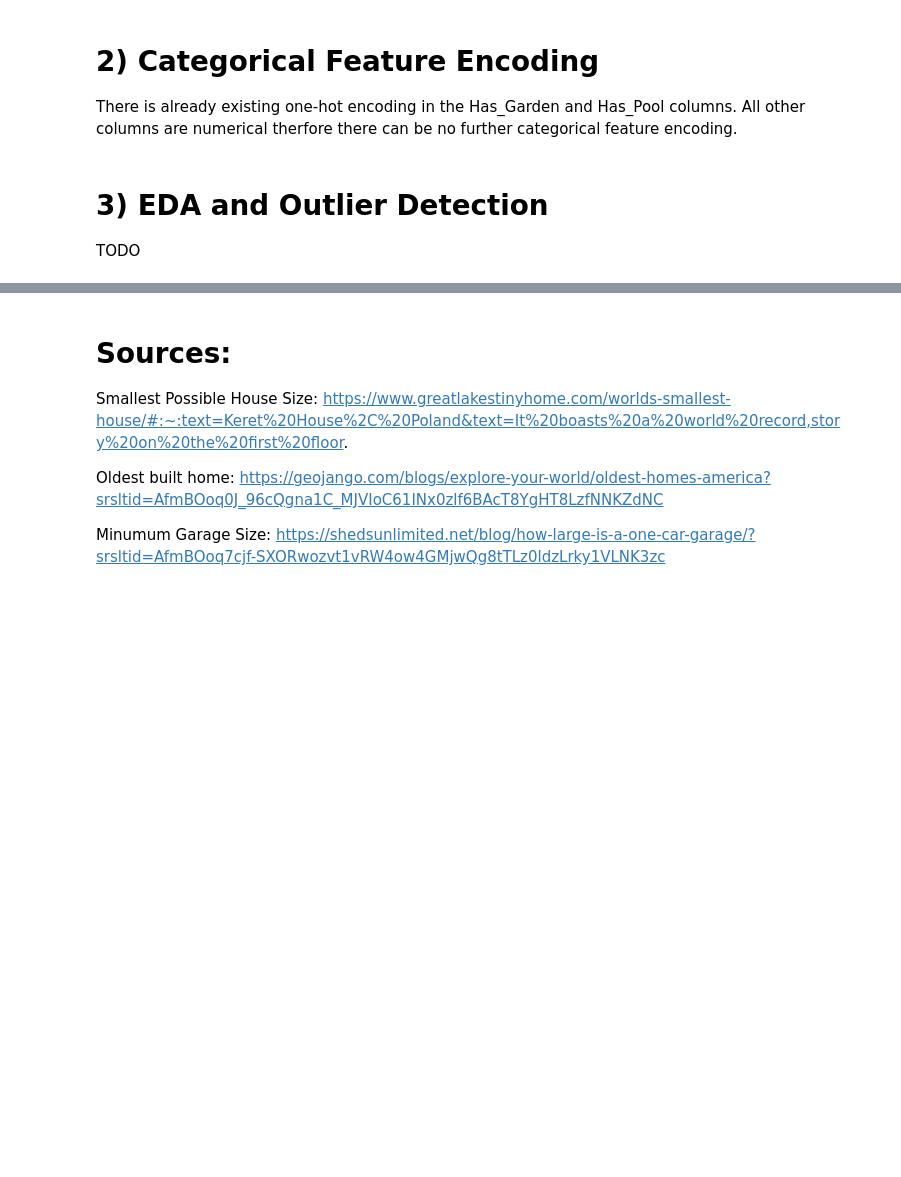
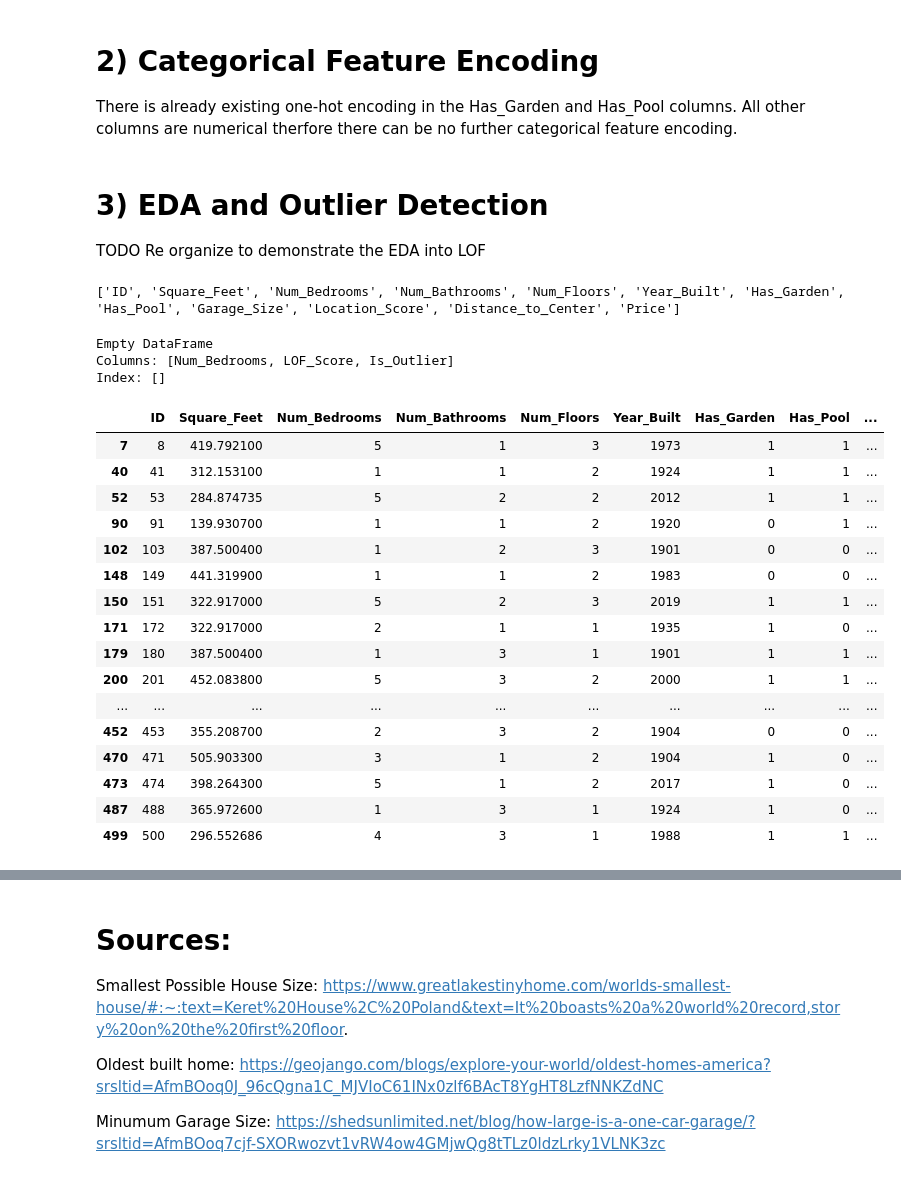
Before and after one commit to mustafa-ahmed1118/csi4142-a3, a Jupyter notebook: CSI4142A3-D1.ipynb, the cells around one changed output, grey strips where cells are left out. Cells and saved outputs as stored; diff of their text form; code cells hidden in the pictures; blank space fills up the shorter version.

```diff
--- a/CSI4142A3-D1.ipynb
+++ b/CSI4142A3-D1.ipynb
@@ -288,4 +284,82 @@ There is already existing one-hot encoding in the Has_Garden and Has_Pool column
 # %% [markdown]
 # 3) EDA and Outlier Detection
 
-TODO
+TODO Re organize to demonstrate the EDA into LOF
+# %%
+# Get all the columns, excluding those containing 'LOF_Score'
+main_columns = [col for col in house_df.columns if 'LOF_Score' not in col and 'Outl' not in col]
+
+print(main_columns)
+# %% [output]
+['ID', 'Square_Feet', 'Num_Bedrooms', 'Num_Bathrooms', 'Num_Floors', 'Year_Built', 'Has_Garden', 'Has_Pool', 'Garage_Size', 'Location_Score', 'Distance_to_Center', 'Price']
+# %%
+# Assuming house_df is your dataset
+
+# Extract 'Num_Bedrooms' for outlier detection
+X = house_df[['Num_Bedrooms']]
+
+# Initialize Local Outlier Factor (LOF) model
+lof = LocalOutlierFactor(n_neighbors=15, contamination=0.05)  # Adjust contamination as needed
+
+# Fit and predict outliers (-1 means outlier, 1 means inlier)
+outlier_flags = lof.fit_predict(X)
+
+# Add the LOF scores and outlier labels to the dataframe
+house_df["LOF_Score"] = lof.negative_outlier_factor_  # More negative = more anomalous
+house_df["Is_Outlier"] = outlier_flags == -1  # True if flagged as an outlier
+
+# Show only the detected outliers
+outliers = house_df[house_df["Is_Outlier"]]
+
+# Print the flagged outliers
+print(outliers[['Num_Bedrooms', 'LOF_Score', 'Is_Outlier']])
+# %% [output]
+Empty DataFrame
+Columns: [Num_Bedrooms, LOF_Score, Is_Outlier]
+Index: []
+# %%
+ from sklearn.neighbors import LocalOutlierFactor
+
+# Identify numerical columns (exclude 'ID' since it's just an identifier)
+num_cols = house_df.select_dtypes(include=['int64', 'float64']).columns
+num_cols = num_cols.drop("ID")  # Drop ID column
+
+# Set LOF parameters
+n_neighbors = 20
+contamination = 0.05
+
+# Run LOF for each numerical column
+for col in num_cols:
+    lof = LocalOutlierFactor(n_neighbors=n_neighbors, contamination=contamination)
+    outliers = lof.fit_predict(house_df[[col]])
+
+    # Store results in a new column for each feature
+    house_df[f"LOF_Score_{col}"] = lof.negative_outlier_factor_
+    house_df[f"Is_Outlier_{col}"] = outliers == -1
+
+# Combine all outlier flags (flagged in ANY column)
+house_df["Is_Outlier_Any"] = house_df[[f"Is_Outlier_{col}" for col in num_cols]].any(axis=1)
+# %%
+# Get rows where 'Is_Outlier_Year_Built' is True
+outliers_year_built = house_df[house_df['Is_Outlier_Price'] == True]
+
+# Display the rows
+outliers_year_built[main_columns]
+# %% [output]
+|  | ID | Square_Feet | Num_Bedrooms | Num_Bathrooms | Num_Floors | Year_Built | Has_Garden | Has_Pool | ... |
+| 7 | 8 | 419.792100 | 5 | 1 | 3 | 1973 | 1 | 1 | ... |
+| 40 | 41 | 312.153100 | 1 | 1 | 2 | 1924 | 1 | 1 | ... |
+| 52 | 53 | 284.874735 | 5 | 2 | 2 | 2012 | 1 | 1 | ... |
+| 90 | 91 | 139.930700 | 1 | 1 | 2 | 1920 | 0 | 1 | ... |
+| 102 | 103 | 387.500400 | 1 | 2 | 3 | 1901 | 0 | 0 | ... |
+| 148 | 149 | 441.319900 | 1 | 1 | 2 | 1983 | 0 | 0 | ... |
+| 150 | 151 | 322.917000 | 5 | 2 | 3 | 2019 | 1 | 1 | ... |
+| 171 | 172 | 322.917000 | 2 | 1 | 1 | 1935 | 1 | 0 | ... |
+| 179 | 180 | 387.500400 | 1 | 3 | 1 | 1901 | 1 | 1 | ... |
+| 200 | 201 | 452.083800 | 5 | 3 | 2 | 2000 | 1 | 1 | ... |
+| ... | ... | ... | ... | ... | ... | ... | ... | ... | ... |
+| 452 | 453 | 355.208700 | 2 | 3 | 2 | 1904 | 0 | 0 | ... |
+| 470 | 471 | 505.903300 | 3 | 1 | 2 | 1904 | 1 | 0 | ... |
+| 473 | 474 | 398.264300 | 5 | 1 | 2 | 2017 | 1 | 0 | ... |
+| 487 | 488 | 365.972600 | 1 | 3 | 1 | 1924 | 1 | 0 | ... |
+| 499 | 500 | 296.552686 | 4 | 3 | 1 | 1988 | 1 | 1 | ... |
```
Also changed, not shown: parts of 5 cells of this notebook, 1 other file.
